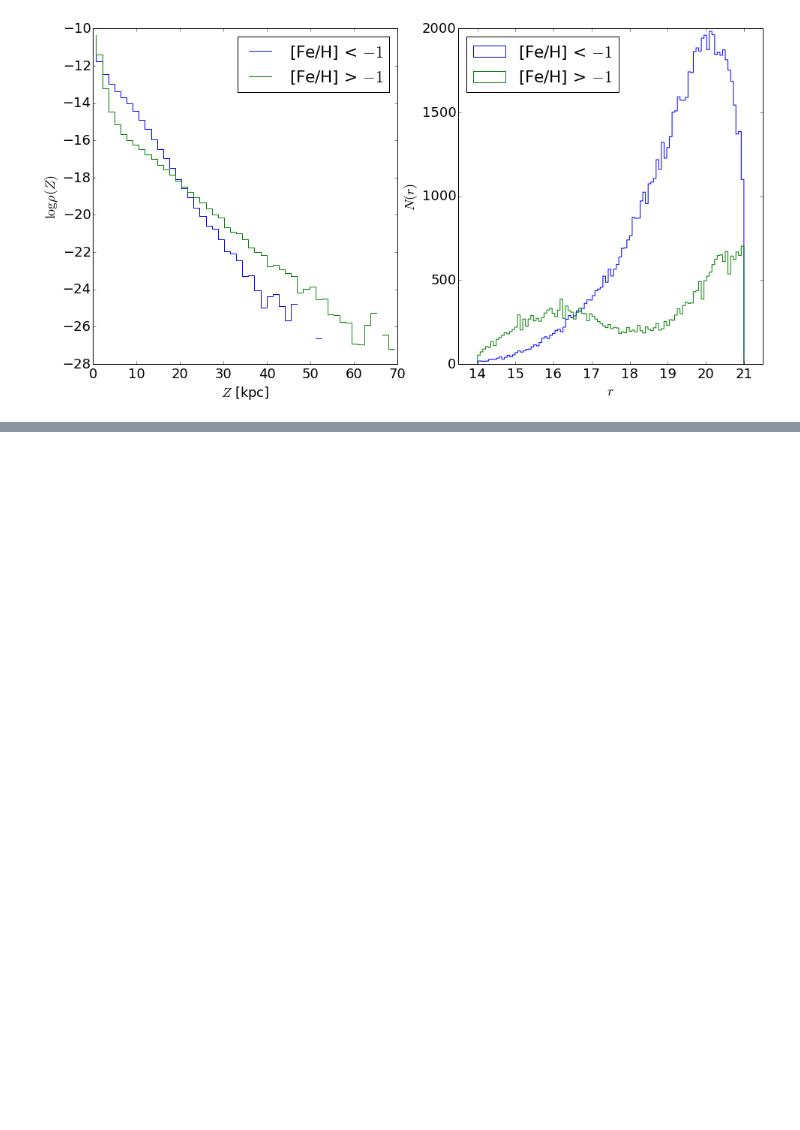
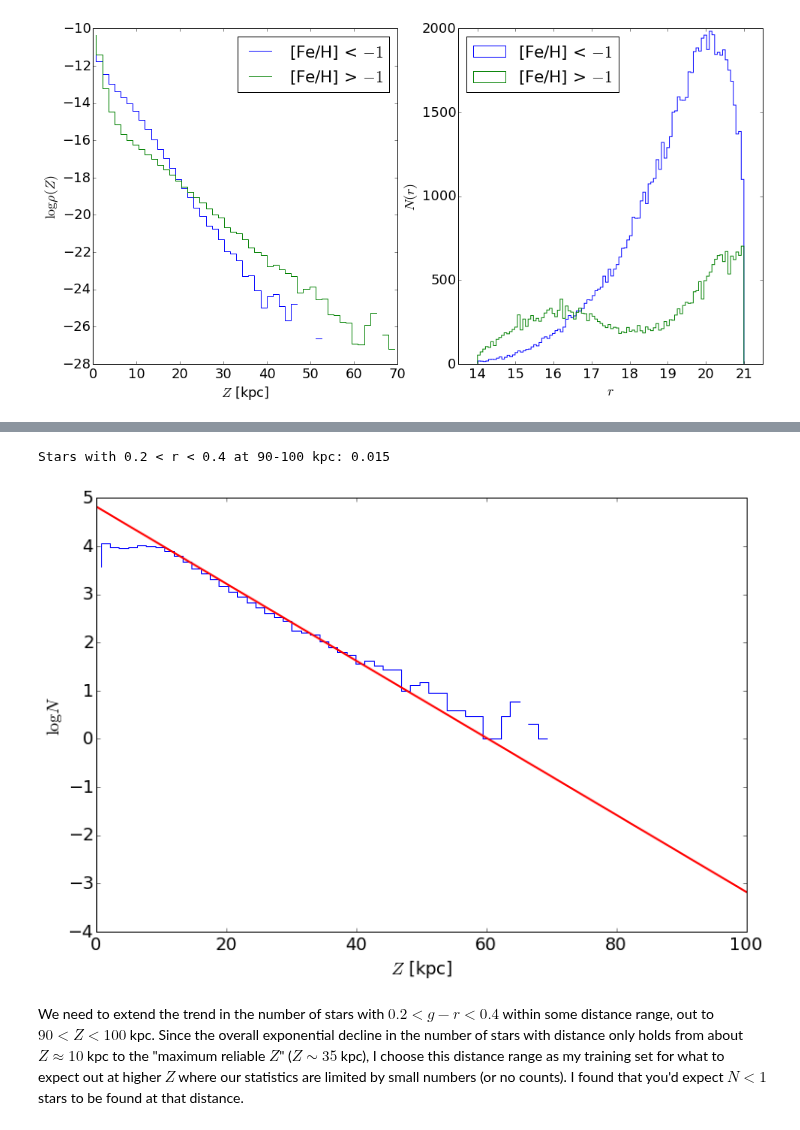
Before and after one commit to ivezic/Astr511, a Jupyter notebook: HW2015/Project1/Astr511_HW1_Morris.ipynb, the cells around one changed output, grey strips where cells are left out. Cells and saved outputs as stored; diff of their text form; code cells hidden in the pictures; blank space fills up the shorter version.

```diff
--- a/HW2015/Project1/Astr511_HW1_Morris.ipynb
+++ b/HW2015/Project1/Astr511_HW1_Morris.ipynb
@@ -72,7 +70,7 @@ What is the volume of the bins in $Z$? The volume of a spherical wedge, bounded
 $$ V = \int_0^{2\pi} d\phi \int_0^{10^\circ} d\theta \int_{R_0}^{R_1} dr \, r^2 \sin\theta $$
 $$ = \frac{2\pi}{3} \left[ r^3 \right]_{R_0}^{R_1} \left[ \cos\theta \right]_{10^\circ}^{0} $$
 # %%
-def logdensity(lower, upper, metallicitylimit=None, Nbins=50):
+def getdensity(lower, upper, metallicitylimit=None, Nbins=50):
     '''
     Find density of stars in range of Z bins with
     lower < g - r < upper.
@@ -87,10 +85,9 @@ def logdensity(lower, upper, metallicitylimit=None, Nbins=50):
         # If no metallicity limits are specified, make array of Trues
         inmetallicitylimit = np.ones_like(x).astype(bool)
     else:
-        inmetallicitylimit = metallicitylimit
+        inmetallicitylimit = metallicitylimit.copy()
 
-    inalllimits = incolorlimits * inmetallicitylimit
-    Omega = 314.0*np.pi/180 # solid angle in radians
+    inalllimits = incolorlimits * inmetallicitylimit # Logical AND
 
     # Compute density histogram for stars in the g-r color range
     N_z, binedges = np.histogram(data['D'][inalllimits], Nbins, range=[0,7e4])
@@ -110,7 +107,7 @@ def logdensity(lower, upper, metallicitylimit=None, Nbins=50):
 
     return z_bincenters_kpc, rho_z, N_z, maxreliableZ, rmags
 
-z_bincenters_kpc, rho_z, N_z, maxreliableZ, _ = logdensity(0.2, 0.4)
+z_bincenters_kpc, rho_z, N_z, maxreliableZ, _ = getdensity(0.2, 0.4)
 
 fig, ax = plt.subplots(1, 2, figsize=(16,8))
 ax[0].plot(z_bincenters_kpc, np.log(rho_z), ls='steps')
@@ -126,7 +123,7 @@ for axis in ax:
     axis.annotate('Reliable', xy=(maxreliableZ-2, y_annotate), ha='center', va='top', rotation=90)
     axis.annotate('Unreliable', xy=(maxreliableZ+3, y_annotate), ha='center', va='top', rotation=90)
     ylims = axis.get_ylim()
-    axis.fill_between(np.linspace(maxreliableZ, np.max(z_bincenters_kpc), 10),
+    axis.fill_between(np.linspace(maxreliableZ, np.max(z_bincenters_kpc)),
                       ylims[0], ylims[1], color='k', alpha=0.1)
     axis.set_ylim(ylims)
 
@@ -192,0 +232,30 @@ plt.show()
+# %%
+z_bincenters_kpc, rho_z, N_z, maxreliableZ, rmags = getdensity(0.2, 0.4)
+
+reliablerange = (z_bincenters_kpc > 10)*(z_bincenters_kpc < maxreliableZ)
+
+pfit = np.polyfit(z_bincenters_kpc[reliablerange],
+                  np.log10(N_z[reliablerange]), 1)
+
+x_model = np.arange(0,101)
+y_model = np.polyval(pfit, x_model)
+
+# How many stars in this color range should you expect to find
+# out between 90-100 kpc?
+Ninrange = np.trapz(10**y_model[x_model > 90], x_model[x_model > 90])
+print('Stars with 0.2 < r < 0.4 at 90-100 kpc: {0:.3f}'.format(Ninrange))
+
+fig, ax = plt.subplots(1, figsize=(12,8))
+
+ax.plot(z_bincenters_kpc, np.log10(N_z), ls='steps')
+ax.plot(x_model, y_model, 'r', lw=2, label='Trend')
+
+ax.set_ylabel(r'$\log N$')
+ax.set_xlabel('$Z$ [kpc]')
+ax.set_xlim([0,100])
+plt.show()
+# %% [output]
+Stars with 0.2 < r < 0.4 at 90-100 kpc: 0.015
+[figure, added]
+# %% [markdown]
+We need to extend the trend in the number of stars with $0.2 < g-r < 0.4$ within some distance range, out to $90 < Z < 100$ kpc. Since the overall exponential decline in the number of stars with distance only holds from about $Z\approx 10$ kpc to the "maximum reliable $Z$" ($Z\sim35$ kpc), I choose this distance range as my training set for what to expect out at higher $Z$ where our statistics are limited by small numbers (or no counts). I found that you'd expect $N < 1$ stars to be found at that distance.
```
Also changed, not shown: parts of 9 cells of this notebook.
